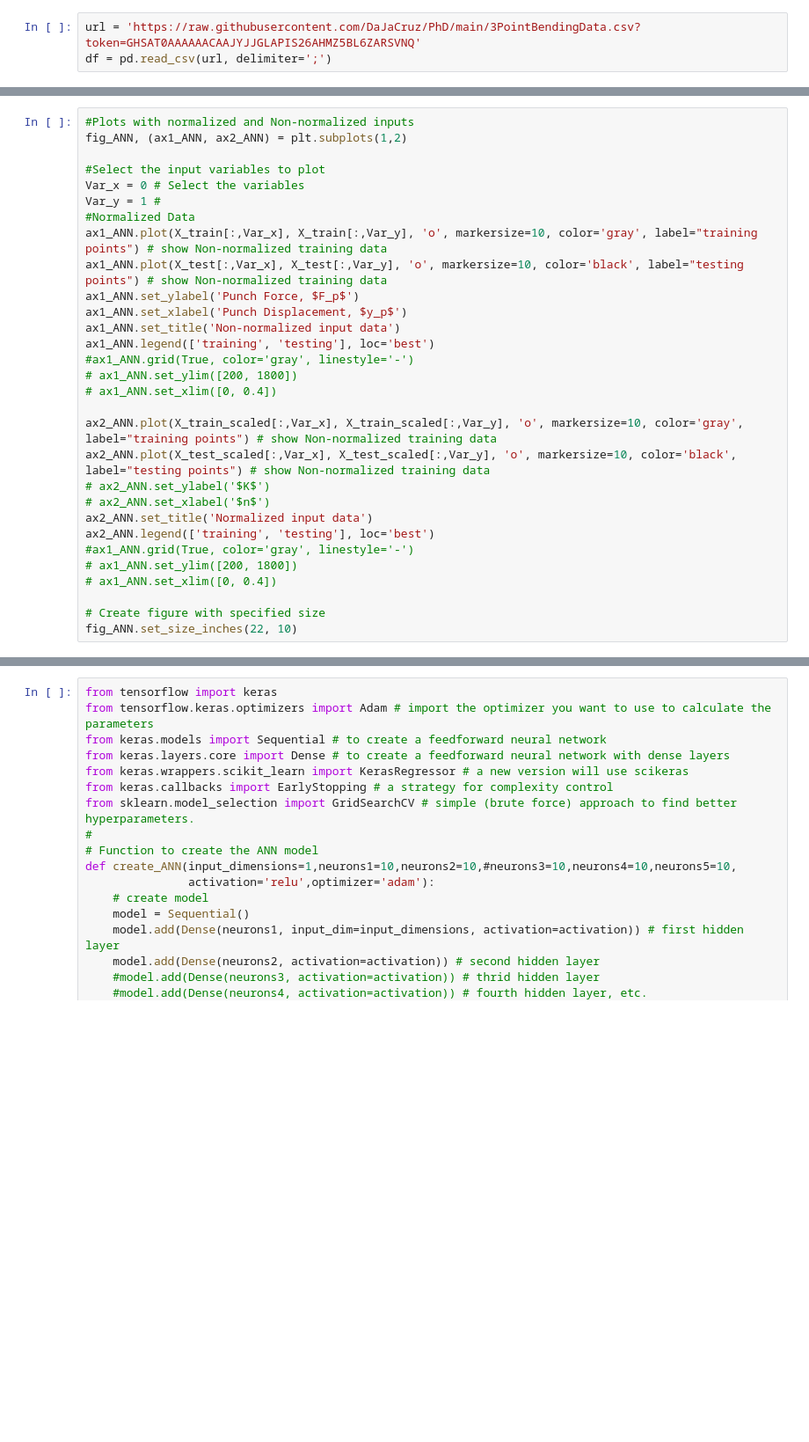
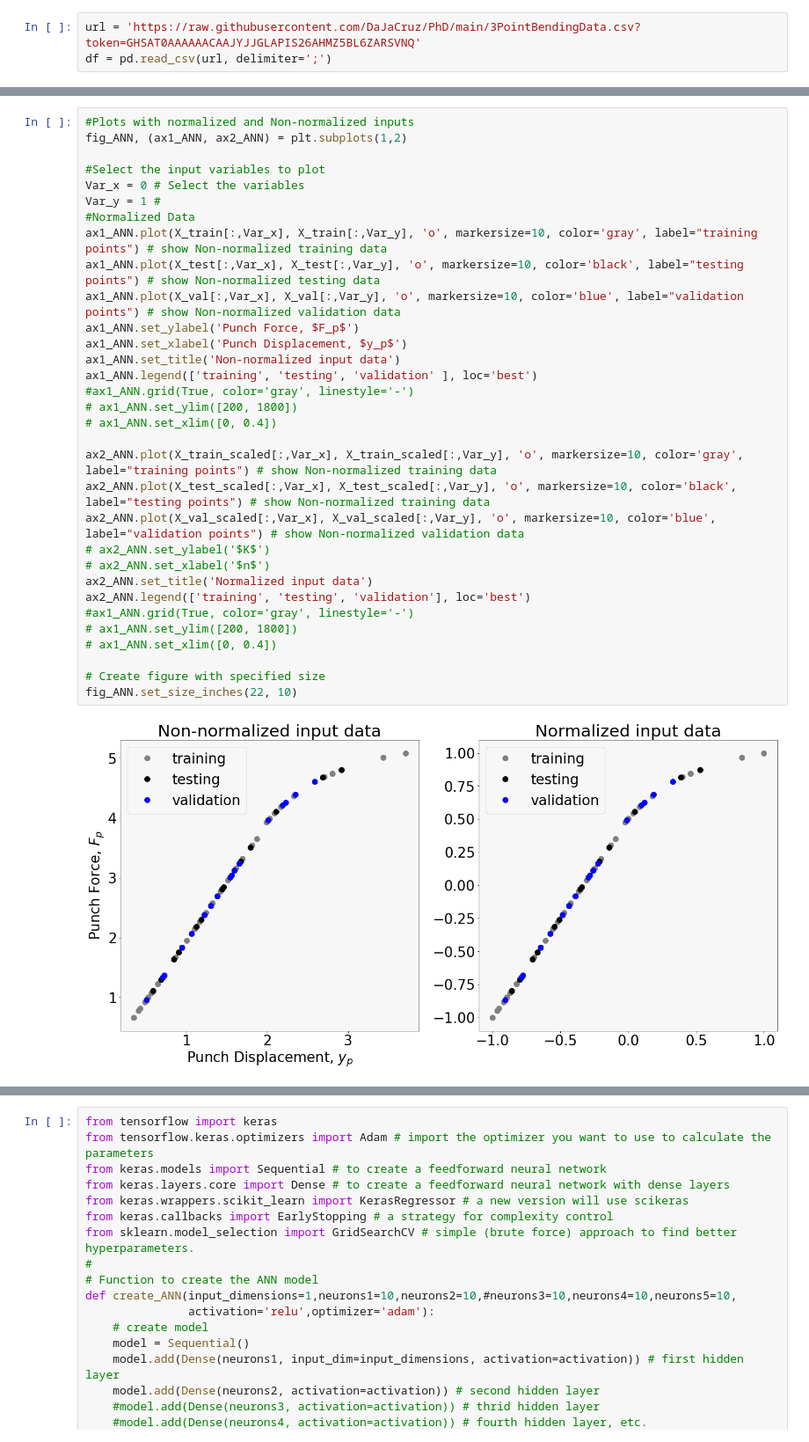
Before and after one commit to DaJaCruz/PhD, a Jupyter notebook: ANN.ipynb, the cells around one changed output, grey strips where cells are left out. Shown at 88% size. Cells and saved outputs as stored; diff of their text form; blank space fills up the shorter version.

```diff
--- a/ANN.ipynb
+++ b/ANN.ipynb
@@ -129,33 +127,37 @@ fig_ANN.set_size_inches(22, 10)
 # %%
 #Plots with normalized and Non-normalized inputs
 fig_ANN, (ax1_ANN, ax2_ANN) = plt.subplots(1,2)
 
 #Select the input variables to plot
 Var_x = 0 # Select the variables
 Var_y = 1 #
 #Normalized Data
 ax1_ANN.plot(X_train[:,Var_x], X_train[:,Var_y], 'o', markersize=10, color='gray', label="training points") # show Non-normalized training data
-ax1_ANN.plot(X_test[:,Var_x], X_test[:,Var_y], 'o', markersize=10, color='black', label="testing points") # show Non-normalized training data
+ax1_ANN.plot(X_test[:,Var_x], X_test[:,Var_y], 'o', markersize=10, color='black', label="testing points") # show Non-normalized testing data
+ax1_ANN.plot(X_val[:,Var_x], X_val[:,Var_y], 'o', markersize=10, color='blue', label="validation points") # show Non-normalized validation data
 ax1_ANN.set_ylabel('Punch Force, $F_p$')
 ax1_ANN.set_xlabel('Punch Displacement, $y_p$')
 ax1_ANN.set_title('Non-normalized input data')
-ax1_ANN.legend(['training', 'testing'], loc='best')
+ax1_ANN.legend(['training', 'testing', 'validation' ], loc='best')
 #ax1_ANN.grid(True, color='gray', linestyle='-')
 # ax1_ANN.set_ylim([200, 1800])
 # ax1_ANN.set_xlim([0, 0.4])
 
 ax2_ANN.plot(X_train_scaled[:,Var_x], X_train_scaled[:,Var_y], 'o', markersize=10, color='gray', label="training points") # show Non-normalized training data
 ax2_ANN.plot(X_test_scaled[:,Var_x], X_test_scaled[:,Var_y], 'o', markersize=10, color='black', label="testing points") # show Non-normalized training data
+ax2_ANN.plot(X_val_scaled[:,Var_x], X_val_scaled[:,Var_y], 'o', markersize=10, color='blue', label="validation points") # show Non-normalized validation data
 # ax2_ANN.set_ylabel('$K$')
 # ax2_ANN.set_xlabel('$n$')
 ax2_ANN.set_title('Normalized input data')
-ax2_ANN.legend(['training', 'testing'], loc='best')
+ax2_ANN.legend(['training', 'testing', 'validation'], loc='best')
 #ax1_ANN.grid(True, color='gray', linestyle='-')
 # ax1_ANN.set_ylim([200, 1800])
 # ax1_ANN.set_xlim([0, 0.4])
 
 # Create figure with specified size
 fig_ANN.set_size_inches(22, 10)
+# %% [output]
+[figure, added]
 # %%
 # As expected, the code for multidimensional ANNs is basically the same as the 1D case.
 from tensorflow import keras
```
Also changed, not shown: parts of 10 cells of this notebook.
